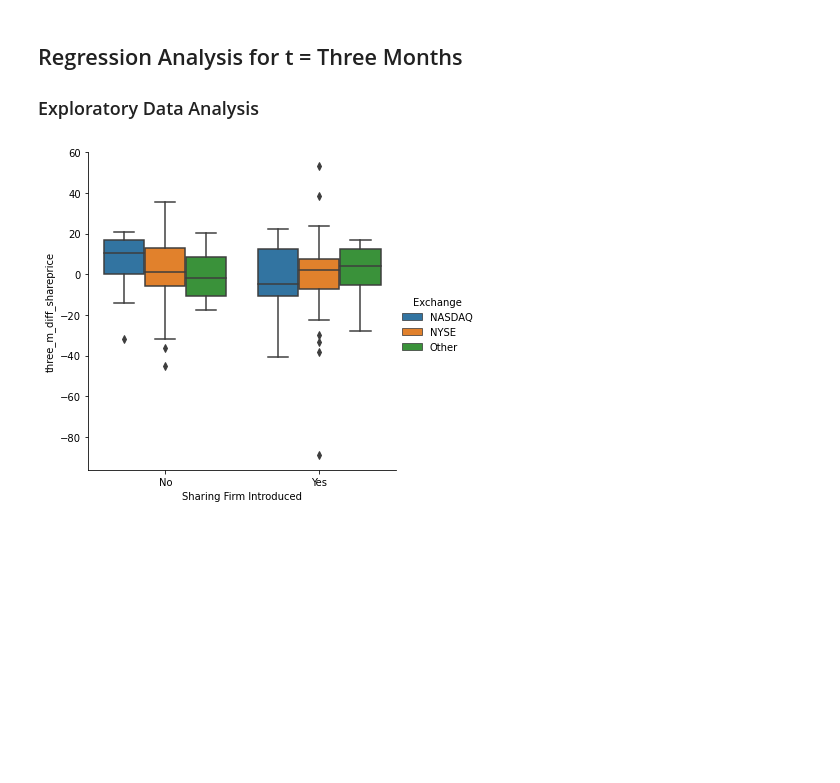
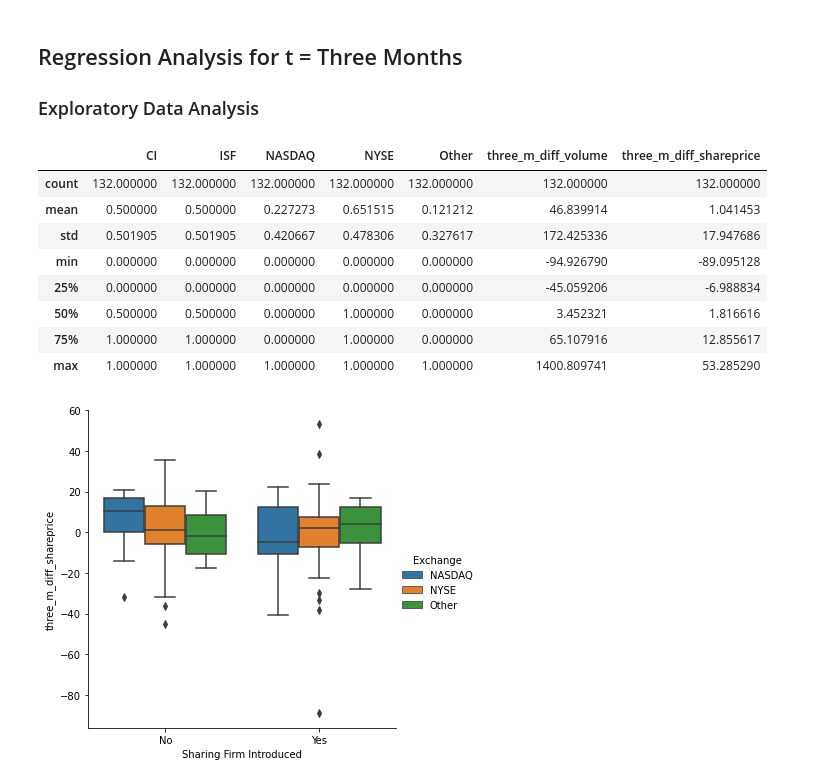
Before and after one commit to SolB77/Managerial-Economics-Senior-Thesis, a Jupyter notebook: Regression Analysis.ipynb, the cells around one changed output. Cells and saved outputs as stored; diff of their text form; code cells hidden in the pictures; blank space fills up the shorter version.

```diff
--- a/Regression Analysis.ipynb
+++ b/Regression Analysis.ipynb
@@ -88,6 +163,18 @@ OneMResidvsVolume = sns.residplot(x='one_m_diff_volume',y='one_m_diff_shareprice
 # %% [markdown]
 ## Regression Analysis for t = Three Months
 ### Exploratory Data Analysis
+# %%
+threemonthdata.describe()
+# %% [output]
+|  | CI | ISF | NASDAQ | NYSE | Other | three_m_diff_volume | three_m_diff_shareprice |
+| count | 132.000000 | 132.000000 | 132.000000 | 132.000000 | 132.000000 | 132.000000 | 132.000000 |
+| mean | 0.500000 | 0.500000 | 0.227273 | 0.651515 | 0.121212 | 46.839914 | 1.041453 |
+| std | 0.501905 | 0.501905 | 0.420667 | 0.478306 | 0.327617 | 172.425336 | 17.947686 |
+| min | 0.000000 | 0.000000 | 0.000000 | 0.000000 | 0.000000 | -94.926790 | -89.095128 |
+| 25% | 0.000000 | 0.000000 | 0.000000 | 0.000000 | 0.000000 | -45.059206 | -6.988834 |
+| 50% | 0.500000 | 0.500000 | 0.000000 | 1.000000 | 0.000000 | 3.452321 | 1.816616 |
+| 75% | 1.000000 | 1.000000 | 0.000000 | 1.000000 | 0.000000 | 65.107916 | 12.855617 |
+| max | 1.000000 | 1.000000 | 1.000000 | 1.000000 | 1.000000 | 1400.809741 | 53.285290 |
 # %%
 CATsvsThreeM = sns.catplot(x="Sharing Firm Introduced", y="three_m_diff_shareprice",hue='Exchange',kind='box',data=threemonthdata)
 plt.show()
```
Also changed, not shown: parts of 20 cells of this notebook, 3 other files.
